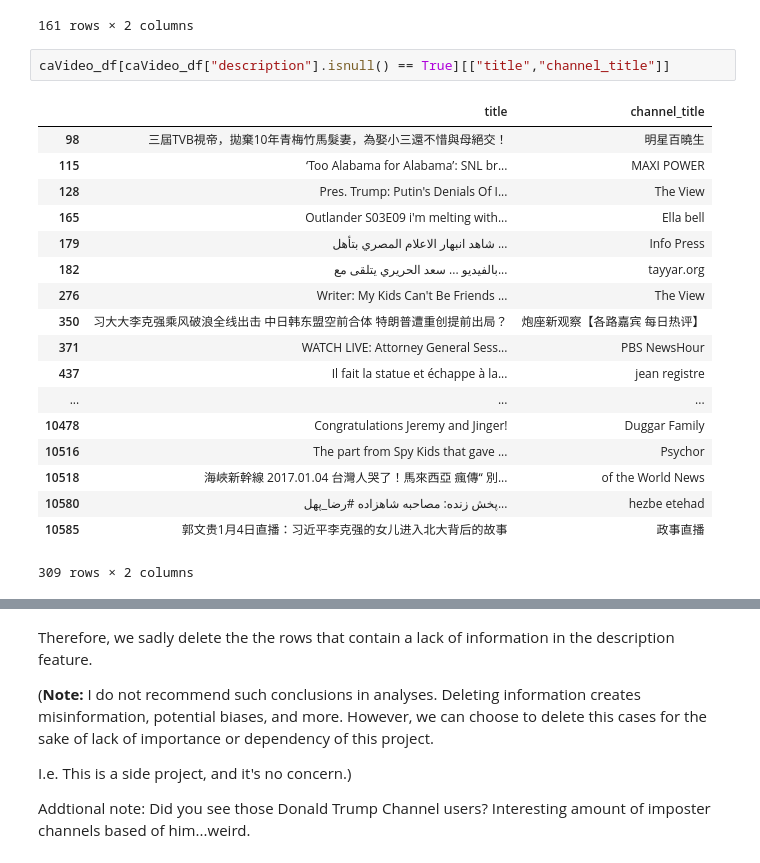
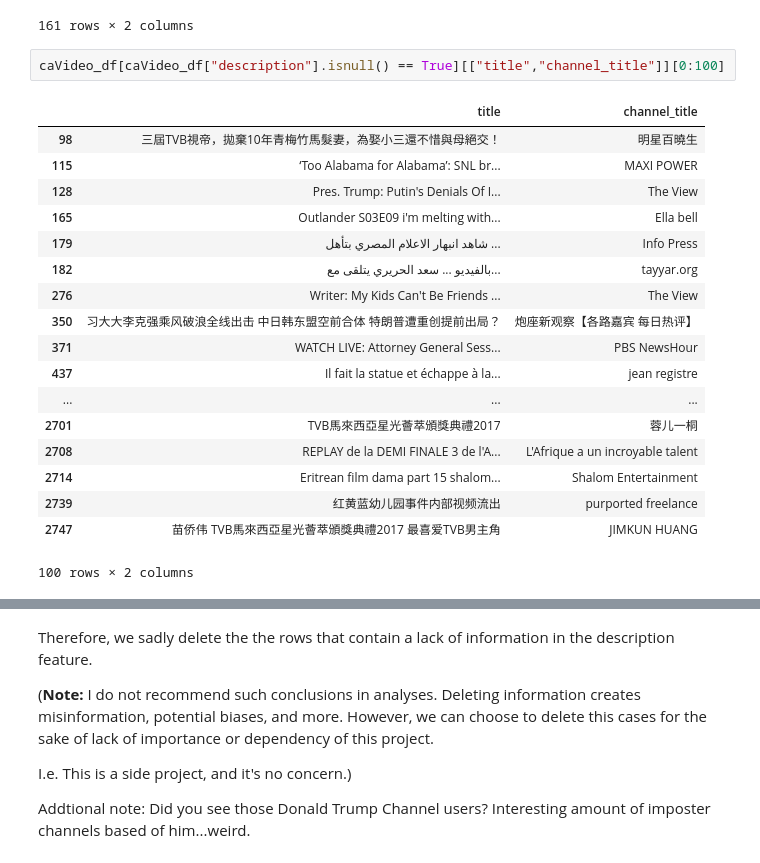
Before and after one commit to CloudChaoszero/Youtube-TrendsNMore, a Jupyter notebook: DataInspection/DataInspection-Youtube.ipynb, the cells around one changed output, grey strips where cells are left out. Drawn from its saved outputs; the diff is of its cells as text.

```diff
--- a/DataInspection/DataInspection-Youtube.ipynb
+++ b/DataInspection/DataInspection-Youtube.ipynb
@@ -260,24 +259,24 @@ usaVideo_df[usaVideo_df["description"].isnull() == True][["title","channel_title
 | 10599 | 1982 TOYOTA COROLLA Ad | automotivemaster1972 |
 161 rows × 2 columns
 # %%
-caVideo_df[caVideo_df["description"].isnull() == True][["title","channel_title"]]
+caVideo_df[caVideo_df["description"].isnull() == True][["title","channel_title"]][0:100]
 # %% [output]
 |  | title | channel_title |
 | 98 | 三屆TVB視帝，拋棄10年青梅竹馬髮妻，為娶小三還不惜與母絕交！ | 明星百曉生 |
 | 115 | ‘Too Alabama for Alabama’: SNL br... | MAXI POWER |
 | 128 | Pres. Trump: Putin's Denials Of I... | The View |
 | 165 | Outlander S03E09 i'm melting with... | Ella bell |
 | 179 | شاهد انبهار الاعلام المصري بتأهل ... | Info Press |
 | 182 | بالفيديو ... سعد الحريري يتلقى مع... | tayyar.org |
 | 276 | Writer: My Kids Can't Be Friends ... | The View |
 | 350 | 习大大李克强乘风破浪全线出击 中日韩东盟空前合体 特朗普遭重创提前出局？ | 炮座新观察【各路嘉宾 每日热评】 |
 | 371 | WATCH LIVE: Attorney General Sess... | PBS NewsHour |
 | 437 | Il fait la statue et échappe à la... | jean registre |
 | ... | ... | ... |
-| 10478 | Congratulations Jeremy and Jinger! | Duggar Family |
-| 10516 | The part from Spy Kids that gave ... | Psychor |
-| 10518 | 海峽新幹線 2017.01.04 台灣人哭了！馬來西亞 瘋傳“ 別... | of the World News |
-| 10580 | پخش زنده: مصاحبه شاهزاده #رضا_پهل... | hezbe etehad |
-| 10585 | 郭文贵1月4日直播：习近平李克强的女儿进入北大背后的故事 | 政事直播 |
+| 2701 | TVB馬來西亞星光薈萃頒獎典禮2017 | 蓉儿一桐 |
+| 2708 | REPLAY de la DEMI FINALE 3 de l'A... | L'Afrique a un incroyable talent |
+| 2714 | Eritrean film dama part 15 shalom... | Shalom Entertainment |
+| 2739 | 红黄蓝幼儿园事件内部视频流出 | purported freelance |
+| 2747 | 苗侨伟 TVB馬來西亞星光薈萃頒獎典禮2017 最喜爱TVB男主角 | JIMKUN HUANG |
-309 rows × 2 columns
+100 rows × 2 columns
 # %%
```
Also changed, not shown: parts of 16 cells of this notebook, 2 other files.
